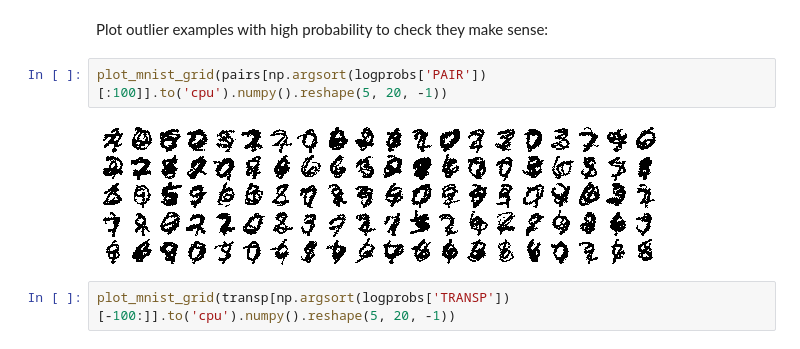
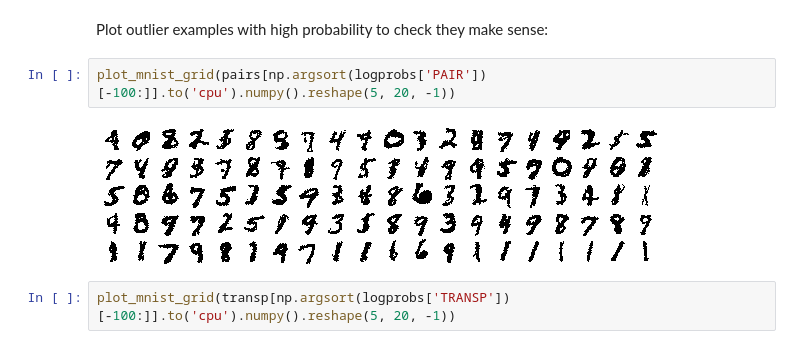
Before and after one commit to dkirkby/colab, a Jupyter notebook: torch/MADE_MNIST.ipynb, the cells around one changed output. Cells and saved outputs as stored; diff of their text form.

```diff
--- a/torch/MADE_MNIST.ipynb
+++ b/torch/MADE_MNIST.ipynb
@@ -439,9 +439,9 @@ plot_mnist_grid(BMNIST['test_data'][np.argsort(logprobs['TEST'])[:100]].reshape(
 # %% [markdown]
 Plot outlier examples with high probability to check they make sense:
 # %%
-plot_mnist_grid(pairs[np.argsort(logprobs['PAIR'])[:100]].to('cpu').numpy().reshape(5, 20, -1))
+plot_mnist_grid(pairs[np.argsort(logprobs['PAIR'])[-100:]].to('cpu').numpy().reshape(5, 20, -1))
 # %% [output]
-[figure, old version]
+[figure, new version]
 # %%
 plot_mnist_grid(transp[np.argsort(logprobs['TRANSP'])[-100:]].to('cpu').numpy().reshape(5, 20, -1))
 # %% [output]
```
